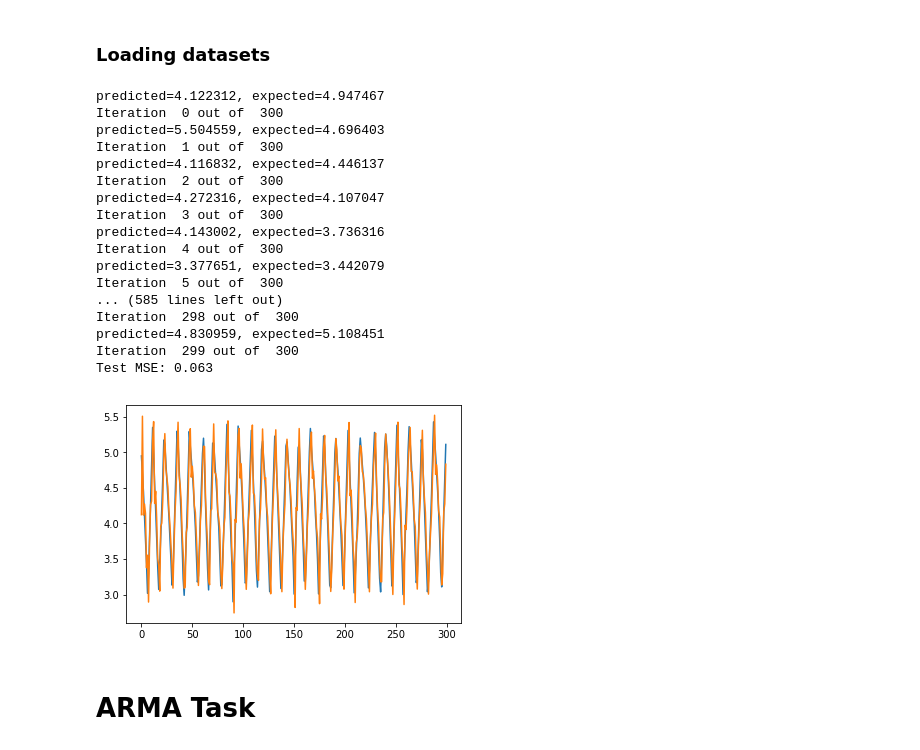
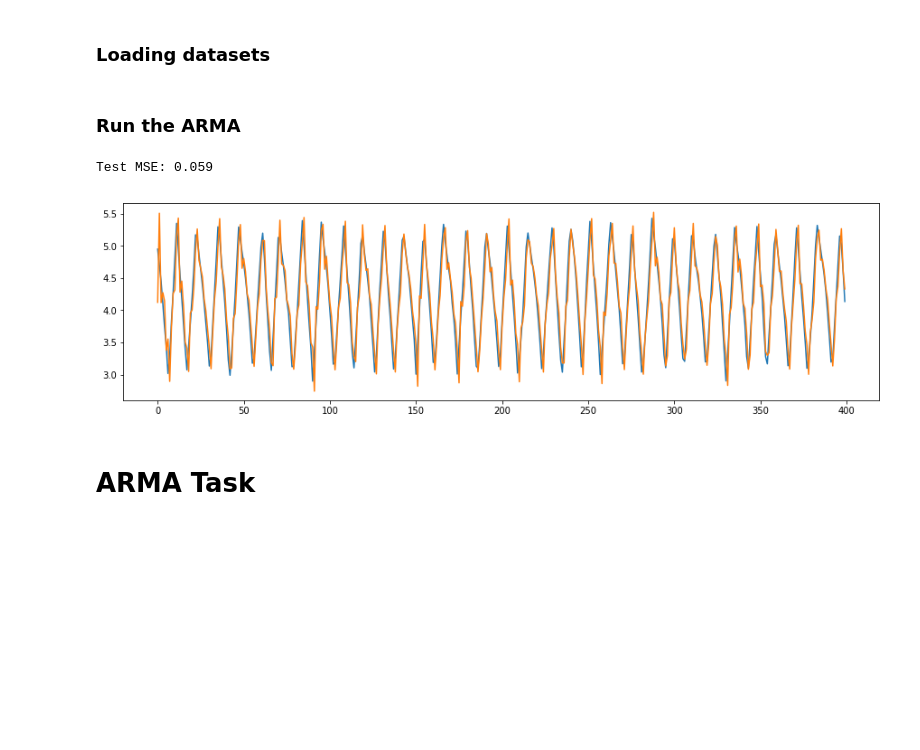
Before and after one commit to achilleasvlogiaris/Cyber-Data-Analytics-assignment-2, a Jupyter notebook: Assignment_2.ipynb, the cells around one changed output. Saved outputs shown, nothing was run; the diff lists cells and outputs as text; code cells hidden in the pictures; blank space fills up the shorter version.

```diff
--- a/Assignment_2.ipynb
+++ b/Assignment_2.ipynb
@@ -247,7 +255,7 @@ def aic_estimation(ar, ma, train):
 # %% [markdown]
 ### ARMA prediction function
 # %%
-def ARMA_per_singal(number_of_signal, signal_names, normal_data):
+def ARMA_per_singal(number_of_signal, signal_names, normal_data, signal_size):
     #   Specifying the train and the test set
     train = normal_data[signal_names[number_of_signal]]
 
@@ -266,8 +274,8 @@ def ARMA_per_singal(number_of_signal, signal_names, normal_data):
     ma = int(params[0][1])
 
     #   fit model
-    train_1 = train[0:100]
-    train_2 = train[100:400]
+    train_1 = train[0:round(signal_size/5)]
+    train_2 = train[round(signal_size/5):signal_size]
     model = ARMA(train_1, order=(ar, ma))
     model_fit = model.fit(disp=0)
 #     print(model_fit.summary())
@@ -296,15 +304,17 @@ def ARMA_per_singal(number_of_signal, signal_names, normal_data):
 
         # print(abs(yhat - obs))
         residuals_all.append(abs(yhat - obs))
-        print('predicted=%f, expected=%f' % (yhat, obs))
-        print("Iteration ", t, "out of ", len(train_2))
+#         print('predicted=%f, expected=%f' % (yhat, obs))
+#         print("Iteration ", t, "out of ", len(train_2))
     error = mean_squared_error(train_2, predictions)
     print('Test MSE: %.3f' % error)
     # plot
 
+#     >>>Make Plots<<<<
     length = list(range(0, len(predictions)))
-    plt.plot(length, train_2[0:300])
-    plt.plot(length, predictions[0:300])
+    plt.figure(figsize=(15,4))
+    plt.plot(length, train_2[0:signal_size])
+    plt.plot(length, predictions[0:signal_size])
     plt.show()
 # %% [markdown]
 ### Loading datasets
@@ -322,28 +332,17 @@ signal_names = normal_data.columns
 
 # Choose a signal
 number_of_signal = 2
-
-# Call the function in order to make the predictions
-ARMA_per_singal(number_of_signal, signal_names, normal_data)
-# %% [output]
-predicted=4.122312, expected=4.947467
-Iteration  0 out of  300
-predicted=5.504559, expected=4.696403
-Iteration  1 out of  300
-predicted=4.116832, expected=4.446137
-Iteration  2 out of  300
-predicted=4.272316, expected=4.107047
-Iteration  3 out of  300
-predicted=4.143002, expected=3.736316
-Iteration  4 out of  300
-predicted=3.377651, expected=3.442079
-Iteration  5 out of  300
-... (585 lines left out)
-Iteration  298 out of  300
-predicted=4.830959, expected=5.108451
-Iteration  299 out of  300
-Test MSE: 0.063
-[figure, removed]
+# %% [markdown]
+### Run the ARMA
+# %%
+# Call the function in order to make the predictions
+# Usually takes some minutes to run
+# We train the model for 100 hours and then we predict the next value for 300 hours
+# The prediction seems quite good
+ARMA_per_singal(number_of_signal, signal_names, normal_data, 500)
+# %% [output]
+Test MSE: 0.059
+[figure, added]
 # %% [markdown]
 # ARMA Task
 # %% [markdown]
```
Also changed, not shown: parts of 22 cells of this notebook.
